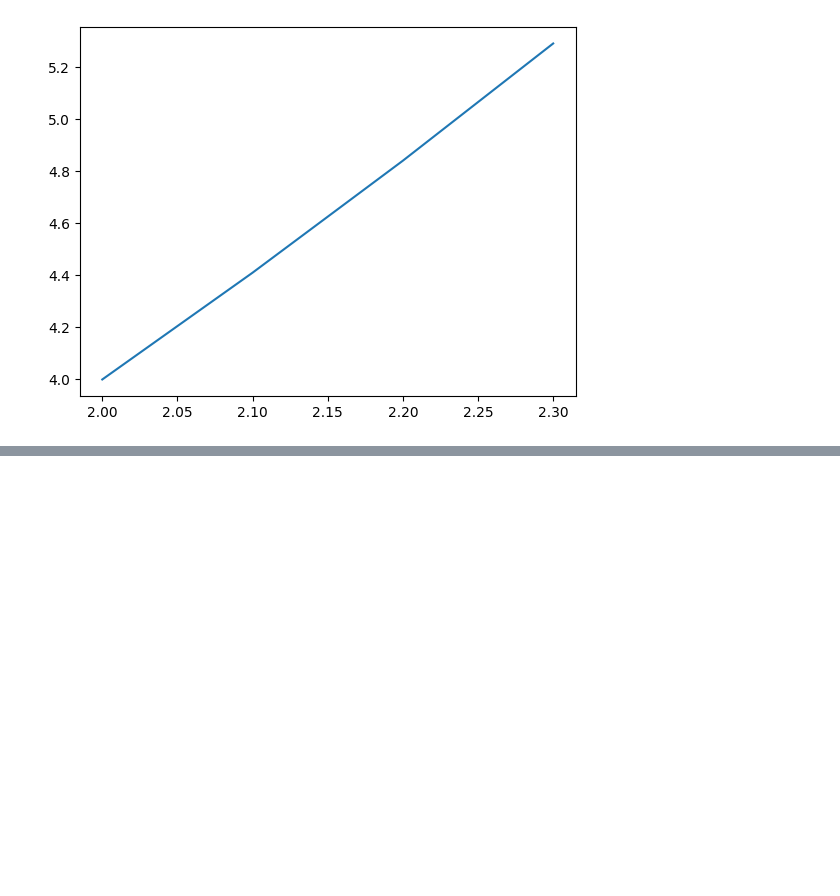
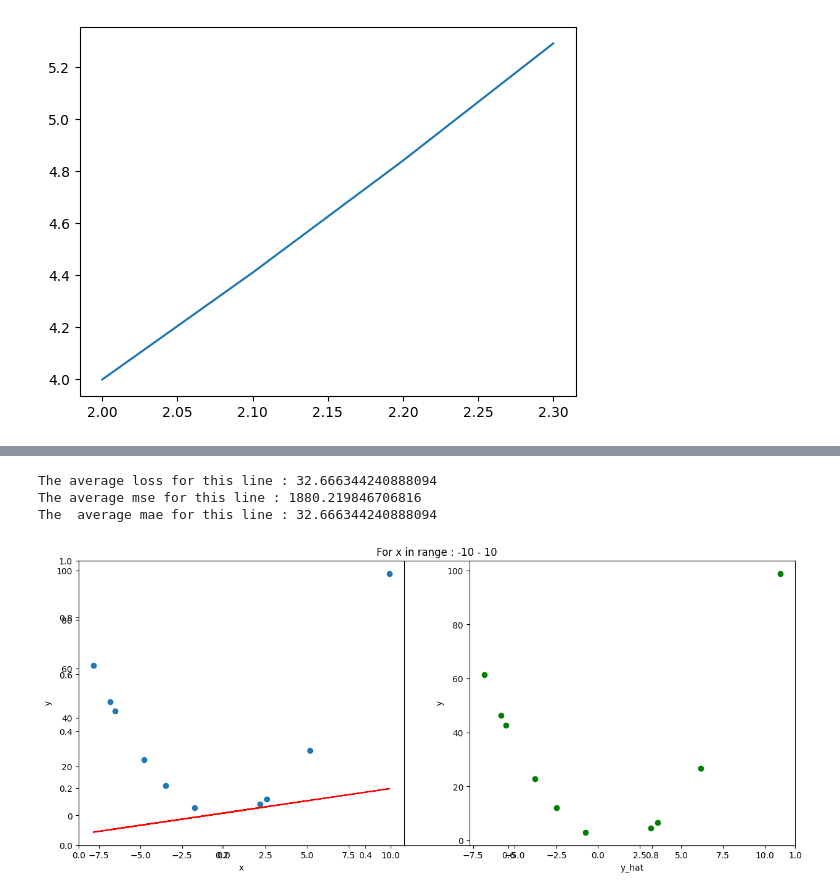
Before and after one commit to AyushDevadiga1/Machine-Learning, a Jupyter notebook: linear-regression/UnderstandingRegression.ipynb, the cells around one changed output, grey strips where cells are left out. Saved outputs shown, nothing was run; the diff lists cells and outputs as text; code cells hidden in the pictures; blank space fills up the shorter version.

Commit message:
Line prediction for parabola in range -10 : 10

```diff
--- a/linear-regression/UnderstandingRegression.ipynb
+++ b/linear-regression/UnderstandingRegression.ipynb
@@ -175,0 +186,52 @@ That's the assumption statisticians are checking.
+# %%
+x = np.random.uniform(-10,10,10) # X values in parabola
+y = x**2 # y values for parabola
+# %%
+lower_limit = -10
+upper_limit = 10
+
+def train_lr(X,y,w,b):
+
+    predictions = [] # A list to store the predictions from equation of Linear Regression
+
+    # Loop around to get predictions
+    for value in X:
+        predictions.append(w*value+b)
+
+    loss = [x - y_pred for x,y_pred in zip(y,predictions)]
+    mae = [abs(x - y_pred) for x,y_pred in zip(y,predictions)]
+    mse = [(x - y_pred)**2 for x,y_pred in zip(y,predictions)]
+
+    return loss,mae,mse,predictions
+
+x = np.random.uniform(lower_limit,upper_limit,10) # X values in parabola
+y = x**2 # y values for parabola
+
+loss,mae,mse,predictions = train_lr(x,y,w=1,b=1)
+
+n = len(y)
+print(f'The average loss for this line : {sum(loss)/n}')
+print(f'The average mse for this line : {sum(mse)/n}')
+print(f'The  average mae for this line : {sum(mae)/n}')
+
+plt.figure(figsize=(15,6))
+plt.title(f'For x in range : {lower_limit} - {upper_limit}')
+# Now we visualize this parabola
+plt.subplot(121)
+plt.scatter(x,y)
+plt.xlabel('x')
+plt.ylabel('y')
+plt.plot(x,predictions,color='red')
+
+# Plot the residuals ~ Get the residuals scatter plot
+plt.subplot(122)
+plt.scatter(predictions,y,color='green')
+plt.xlabel('y_hat')
+plt.ylabel('y')
+plt.show()
+# As you can clearly see this looks like a parabola
+# %% [output]
+The average loss for this line : 32.666344240888094
+The average mse for this line : 1880.219846706816
+The  average mae for this line : 32.666344240888094
+[figure, added]
```
Also changed, not shown: parts of 5 cells of this notebook.
